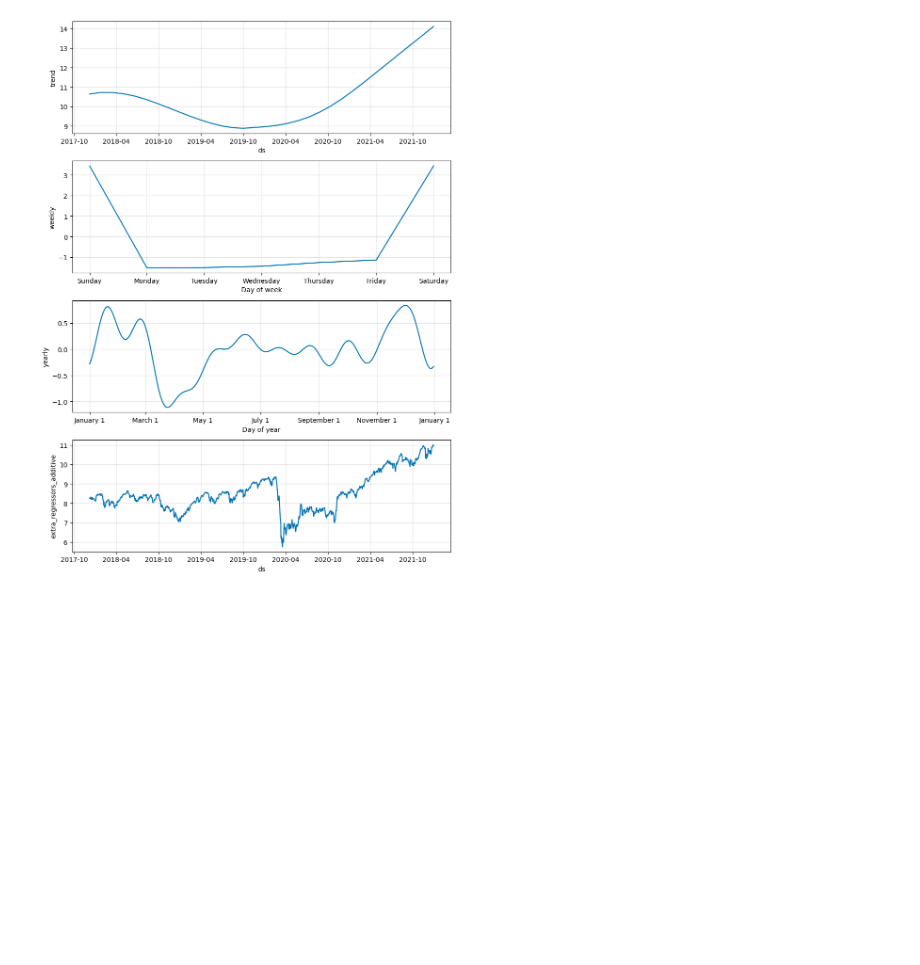
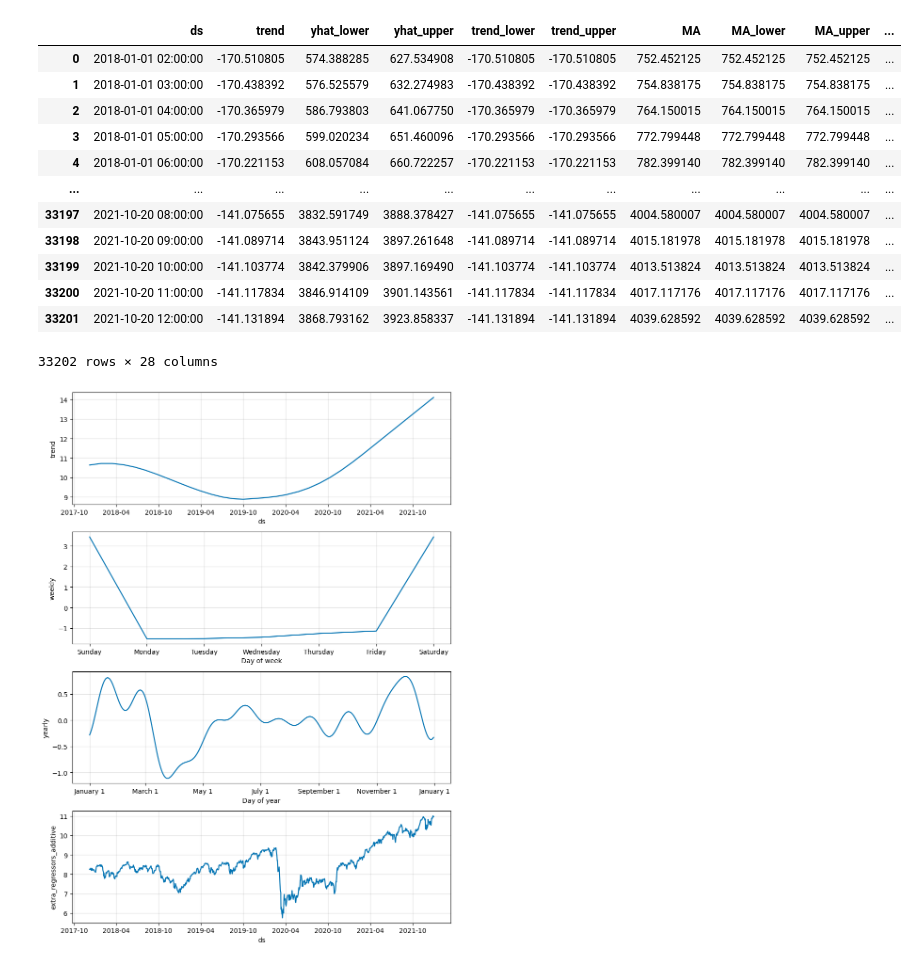
Before and after one commit to remicazorla/CryptoDRL, a Jupyter notebook: Multivariate Time Series Forecast.ipynb, the cells around one changed output. Cells and saved outputs as stored; diff of their text form; code cells hidden in the pictures; blank space fills up the shorter version.

```diff
--- a/Multivariate Time Series Forecast.ipynb
+++ b/Multivariate Time Series Forecast.ipynb
@@ -165,3 +121,19 @@ model_multivariate.plot(forecast_multivariate); # Add semi-colon to remove the d
+# %%
+forecast_multivariate
+# %% [output]
+|  | ds | trend | yhat_lower | yhat_upper | trend_lower | trend_upper | MA | MA_lower | MA_upper | ... |
+| 0 | 2018-01-01 02:00:00 | -170.510805 | 574.388285 | 627.534908 | -170.510805 | -170.510805 | 752.452125 | 752.452125 | 752.452125 | ... |
+| 1 | 2018-01-01 03:00:00 | -170.438392 | 576.525579 | 632.274983 | -170.438392 | -170.438392 | 754.838175 | 754.838175 | 754.838175 | ... |
+| 2 | 2018-01-01 04:00:00 | -170.365979 | 586.793803 | 641.067750 | -170.365979 | -170.365979 | 764.150015 | 764.150015 | 764.150015 | ... |
+| 3 | 2018-01-01 05:00:00 | -170.293566 | 599.020234 | 651.460096 | -170.293566 | -170.293566 | 772.799448 | 772.799448 | 772.799448 | ... |
+| 4 | 2018-01-01 06:00:00 | -170.221153 | 608.057084 | 660.722257 | -170.221153 | -170.221153 | 782.399140 | 782.399140 | 782.399140 | ... |
+| ... | ... | ... | ... | ... | ... | ... | ... | ... | ... | ... |
+| 33197 | 2021-10-20 08:00:00 | -141.075655 | 3832.591749 | 3888.378427 | -141.075655 | -141.075655 | 4004.580007 | 4004.580007 | 4004.580007 | ... |
+| 33198 | 2021-10-20 09:00:00 | -141.089714 | 3843.951124 | 3897.261648 | -141.089714 | -141.089714 | 4015.181978 | 4015.181978 | 4015.181978 | ... |
+| 33199 | 2021-10-20 10:00:00 | -141.103774 | 3842.379906 | 3897.169490 | -141.103774 | -141.103774 | 4013.513824 | 4013.513824 | 4013.513824 | ... |
+| 33200 | 2021-10-20 11:00:00 | -141.117834 | 3846.914109 | 3901.143561 | -141.117834 | -141.117834 | 4017.117176 | 4017.117176 | 4017.117176 | ... |
+| 33201 | 2021-10-20 12:00:00 | -141.131894 | 3868.793162 | 3923.858337 | -141.131894 | -141.131894 | 4039.628592 | 4039.628592 | 4039.628592 | ... |
+33202 rows × 28 columns
 # %%
 # Visualize the forecast components
 model_multivariate.plot_components(forecast_multivariate);
```
Also changed, not shown: parts of 29 cells of this notebook, 21 other files.
